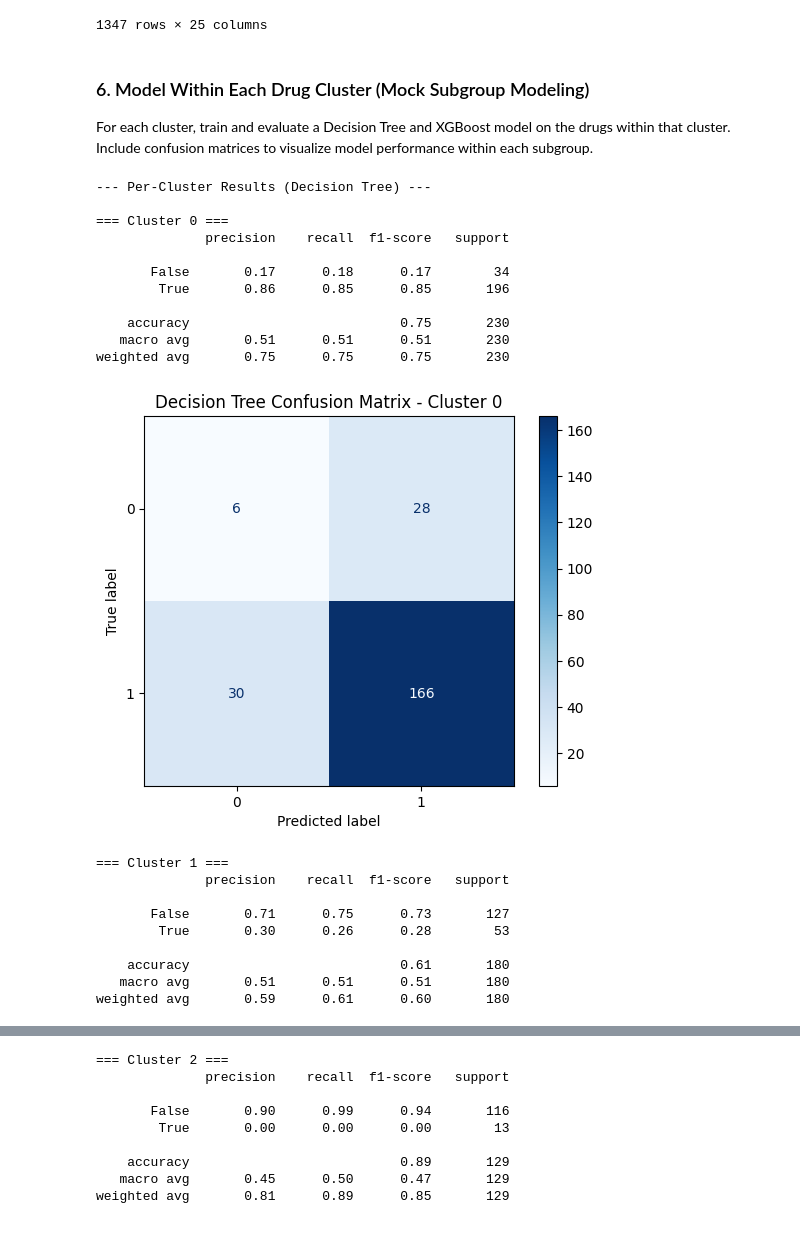
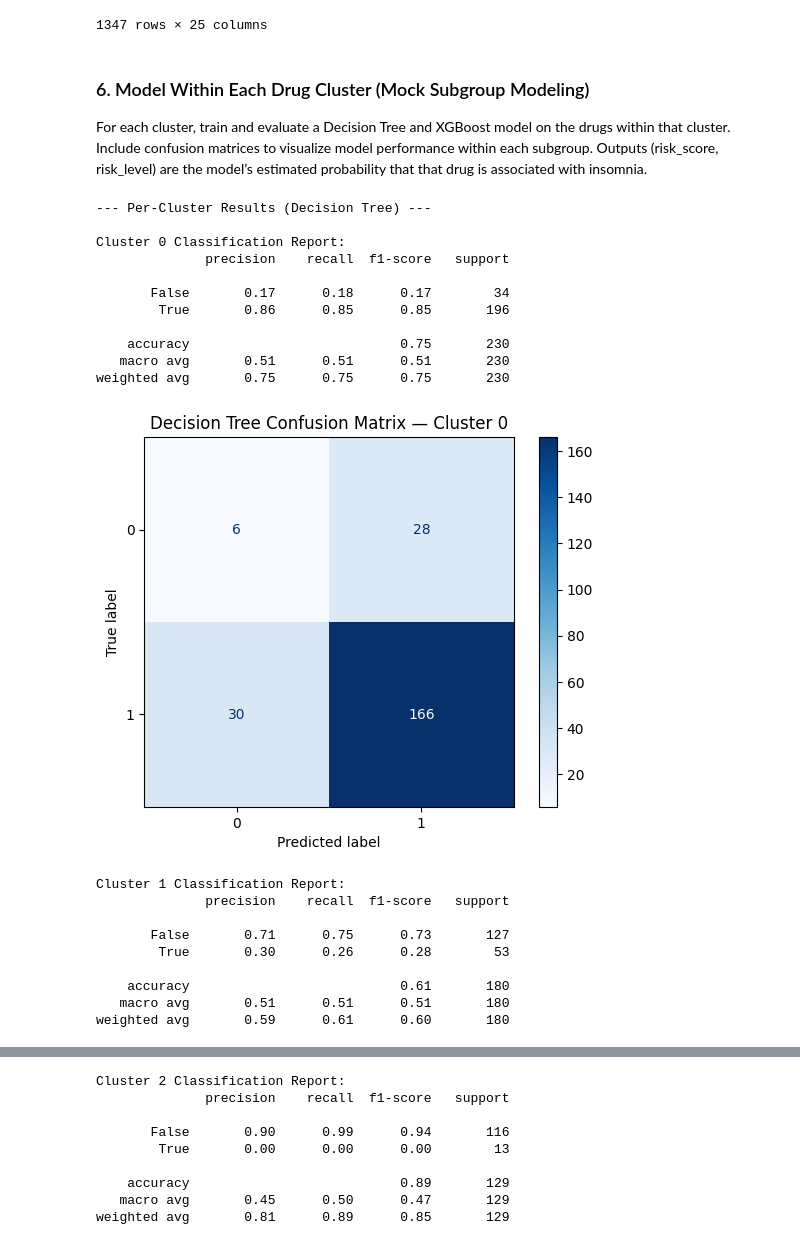
Before and after one commit to Eemnaarfaoui/Pharmedic_Clinical_Algo, a Jupyter notebook: intern_submissions/Raheel_Siddiqui/Raheel Siddiqui_ADR Model.ipynb, the cells around one changed output, grey strips where cells are left out. Cells and saved outputs as stored; diff of their text form; code cells hidden in the pictures.

Commit message:
Modified ADR model notebook

```diff
--- a/intern_submissions/Raheel_Siddiqui/Raheel Siddiqui_ADR Model.ipynb
+++ b/intern_submissions/Raheel_Siddiqui/Raheel Siddiqui_ADR Model.ipynb
@@ -250,55 +303,96 @@ drug_adr_matrix['cluster'] = clusters
 final_df = final_df.merge(drug_adr_matrix['cluster'], left_on='drug_name', right_index=True)
 # %% [markdown]
 ### 6. Model Within Each Drug Cluster (Mock Subgroup Modeling)
-For each cluster, train and evaluate a Decision Tree and XGBoost model on the drugs within that cluster. Include confusion matrices to visualize model performance within each subgroup.
+For each cluster, train and evaluate a Decision Tree and XGBoost model on the drugs within that cluster. Include confusion matrices to visualize model performance within each subgroup. Outputs (risk_score, risk_level) are the model’s estimated probability that that drug is associated with insomnia.
 # %%
+import numpy as np
 from sklearn.model_selection import train_test_split
+from sklearn.metrics import classification_report, confusion_matrix, ConfusionMatrixDisplay
 from sklearn.tree import DecisionTreeClassifier
-from sklearn.metrics import classification_report
+from xgboost import XGBClassifier
+import matplotlib.pyplot as plt
 
+# helper to bucket probabilities
+def get_risk_level(score: float) -> str:
+    if score <= 0.33:
+        return "Low"
+    elif score <= 0.66:
+        return "Moderate"
+    else:
+        return "High"
+
+# Prepare baseline columns
+for suffix in ['DT', 'XGB']:
+    final_df[f'risk_score_{suffix}_base'] = np.nan
+    final_df[f'risk_level_{suffix}_base'] = ""
+    final_df[f'classifier_base_{suffix}'] = 'decision_tree' if suffix == 'DT' else 'xgboost'
+# Add cluster_id for baseline display
+final_df['cluster_id'] = final_df['cluster']
+
+# Per‐cluster model evaluation & scoring
 for model_type in ['Decision Tree', 'XGBoost']:
-    print(f"\n--- Per-Cluster Results ({model_type}) ---")
+    suffix = 'DT' if model_type == 'Decision Tree' else 'XGB'
+    print(f"\n--- Per‑Cluster Results ({model_type}) ---")
     for cluster_num in sorted(final_df['cluster'].unique()):
-        print(f"\n=== Cluster {cluster_num} ===")
         cluster_df = final_df[final_df['cluster'] == cluster_num]
-
-        # Skip clusters with few samples or only one class
         if len(cluster_df) < 10 or cluster_df['target_flag'].nunique() < 2:
-            print("Not enough data or only one class in this cluster, skipping...")
+            print(f"Cluster {cluster_num}: skipping (insufficient data or single class)")
             continue
 
-        X = cluster_df[['num_adrs']]
-        y = cluster_df['target_flag']
-        X_train, X_test, y_train, y_test = train_test_split(X, y, test_size=0.4, random_state=42)
+        # train/test split within this cluster
+        Xc = cluster_df[['num_adrs']]
+        yc = cluster_df['target_flag']
+        X_train, X_test, y_train, y_test = train_test_split(
+            Xc, yc, test_size=0.4, random_state=42
+        )
 
+        # instantiate model
         if model_type == 'Decision Tree':
             model = DecisionTreeClassifier(random_state=42)
         else:
             model = XGBClassifier(use_label_encoder=False, eval_metric='logloss', random_state=42)
 
+        # fit & evaluate
         model.fit(X_train, y_train)
         y_pred = model.predict(X_test)
-
+        print(f"\nCluster {cluster_num} Classification Report:")
         print(classification_report(y_test, y_pred))
 
+        # plot confusion matrix
         cm = confusion_matrix(y_test, y_pred)
         ConfusionMatrixDisplay(cm).plot(cmap='Blues')
-        plt.title(f'{model_type} Confusion Matrix - Cluster {cluster_num}')
+        plt.title(f"{model_type} Confusion Matrix — Cluster {cluster_num}")
         plt.show()
+
+        # score ALL drugs in this cluster
+        scores = model.predict_proba(cluster_df[['num_adrs']])[:, 1]
+        final_df.loc[cluster_df.index, f'risk_score_{suffix}_base'] = scores
+        final_df.loc[cluster_df.index, f'risk_level_{suffix}_base'] = [
+            get_risk_level(s) for s in scores
+        ]
+
+# Show summary
+summary_cols = [
+    'drug_name',
+    'cluster_id',
+    'risk_score_DT', 'risk_level_DT',
+    'risk_score_XGB','risk_level_XGB'
+]
+print(final_df[summary_cols].head(25))
 # %% [output]
---- Per-Cluster Results (Decision Tree) ---
+--- Per‑Cluster Results (Decision Tree) ---
 
-=== Cluster 0 ===
+Cluster 0 Classification Report:
               precision    recall  f1-score   support
 
        False       0.17      0.18      0.17        34
         True       0.86      0.85      0.85       196
 
     accuracy                           0.75       230
    macro avg       0.51      0.51      0.51       230
 weighted avg       0.75      0.75      0.75       230
-[figure, old version]
+[figure, new version]
-=== Cluster 1 ===
+Cluster 1 Classification Report:
               precision    recall  f1-score   support
 
        False       0.71      0.75      0.73       127
@@ -311,4 +405,4 @@ weighted avg       0.59      0.61      0.60       180
-=== Cluster 2 ===
+Cluster 2 Classification Report:
               precision    recall  f1-score   support
 
        False       0.90      0.99      0.94       116
```
Also changed, not shown: parts of 3 cells of this notebook.
